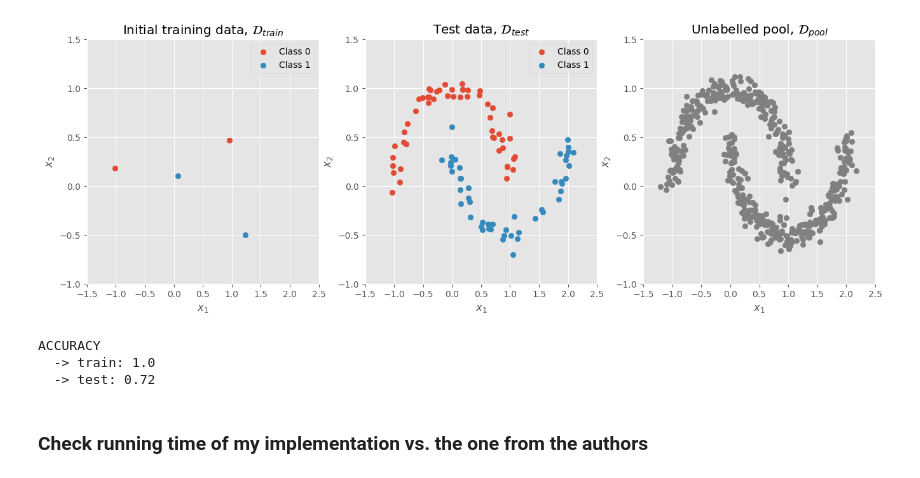
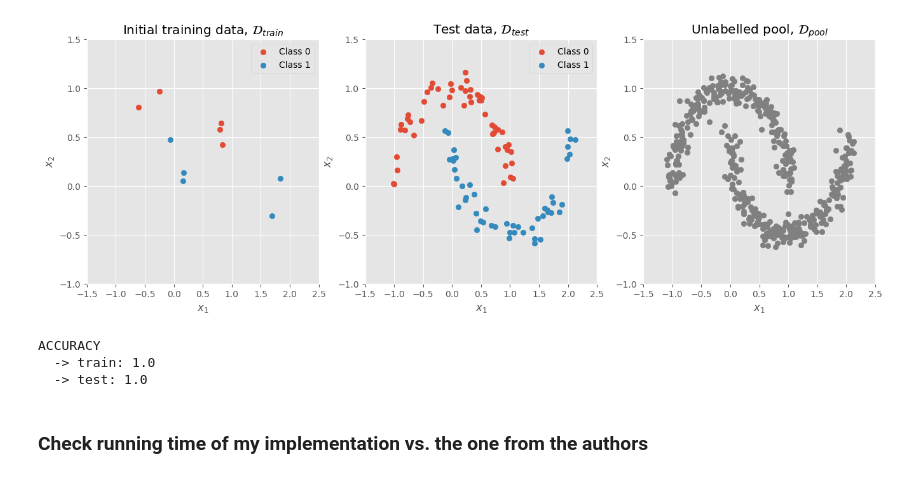
Before and after one commit to albertkjoller/abdl, a Jupyter notebook: notebooks/epig.ipynb, the cells around one changed output. Cells and saved outputs as stored; diff of their text form; code cells hidden in the pictures.

```diff
--- a/notebooks/epig.ipynb
+++ b/notebooks/epig.ipynb
@@ -19,19 +19,19 @@ from src.methods.toy_example import run_active_learning_loop_toy
 # %%
 np.random.seed(0)
 
 # Define dataset sizes
-N_initial   = 2
+N_initial   = 5
 N_test      = 100
 N_pool      = 500
 num_classes = 2
 
 # Generate dataset partitions
 Xtrain, ytrain, Xtest, ytest, Xpool, ypool = generate_moons(N_initial_per_class=N_initial, N_test=N_test, N_pool=N_pool)
 
 # Plot the dataset partitions
 plot_moons(Xtrain, ytrain, Xtest, ytest, Xpool, ypool)
 # %% [output]
-[figure, old version]
+[figure, new version]
 # %%
 # Define model
 model           = GaussianProcessClassifier(1.0 * RBF(1.0))
@@ -44,7 +44,7 @@ print(f"ACCURACY\n  -> train: {model.score(Xtrain, ytrain)}\n  -> test: {model.s
 # %% [output]
 ACCURACY
   -> train: 1.0
-  -> test: 0.72
+  -> test: 1.0
 # %% [markdown]
 ### Check running time of my implementation vs. the one from the authors
 # %%
```
Also changed, not shown: parts of 3 cells of this notebook, 5 other files.
